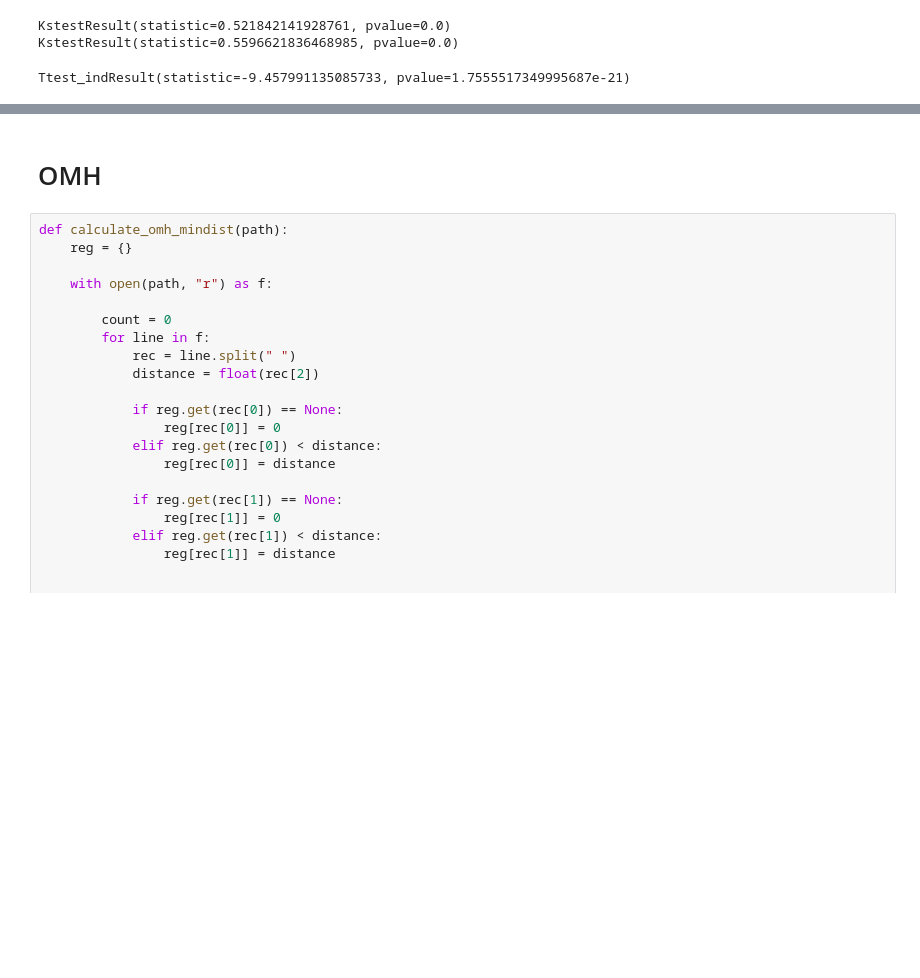
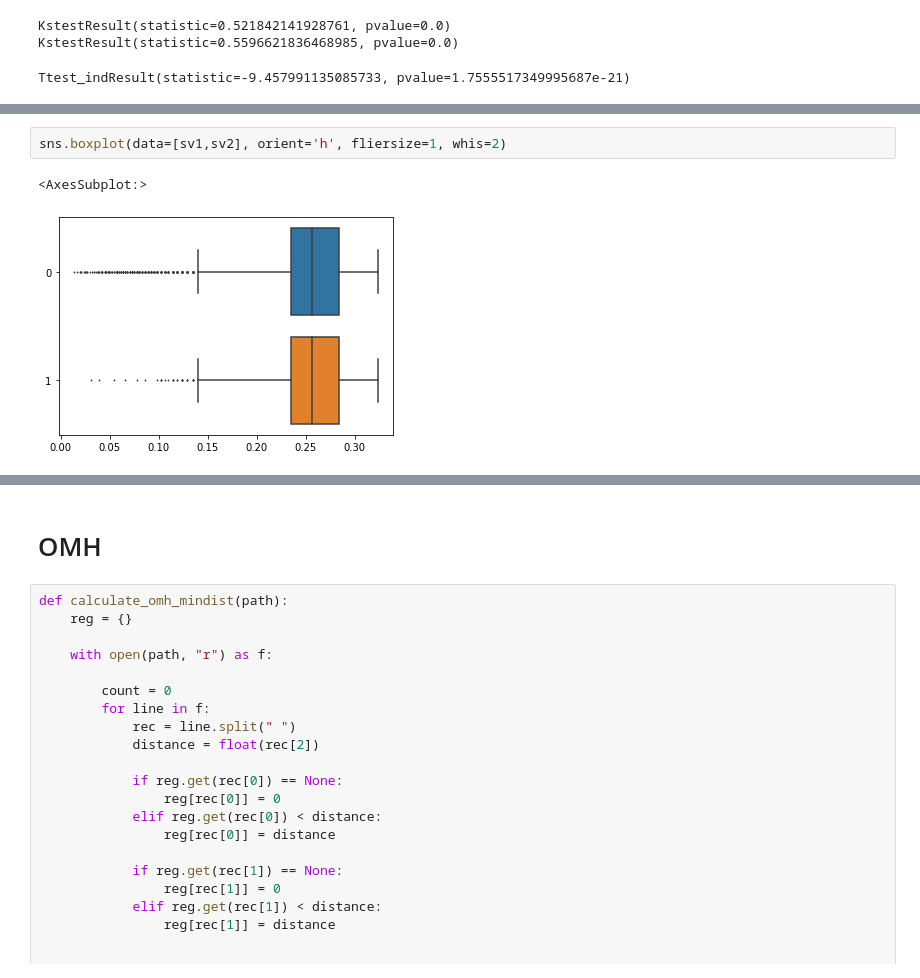
Before and after one commit to LuiggiTenorioK/minhash-benchmark, a Jupyter notebook: src/distances_analysis.ipynb, the cells around one changed output, grey strips where cells are left out. Drawn from its saved outputs; the diff is of its cells as text; blank space fills up the shorter version.

```diff
--- a/src/distances_analysis.ipynb
+++ b/src/distances_analysis.ipynb
@@ -146,0 +154,5 @@ Ttest_indResult(statistic=-9.457991135085733, pvalue=1.7555517349995687e-21)
+# %%
+sns.boxplot(data=[sv1,sv2], orient='h', fliersize=1, whis=2)
+# %% [output]
+<AxesSubplot:>
+[figure, added]
```
Also changed, not shown: parts of 9 cells of this notebook.
